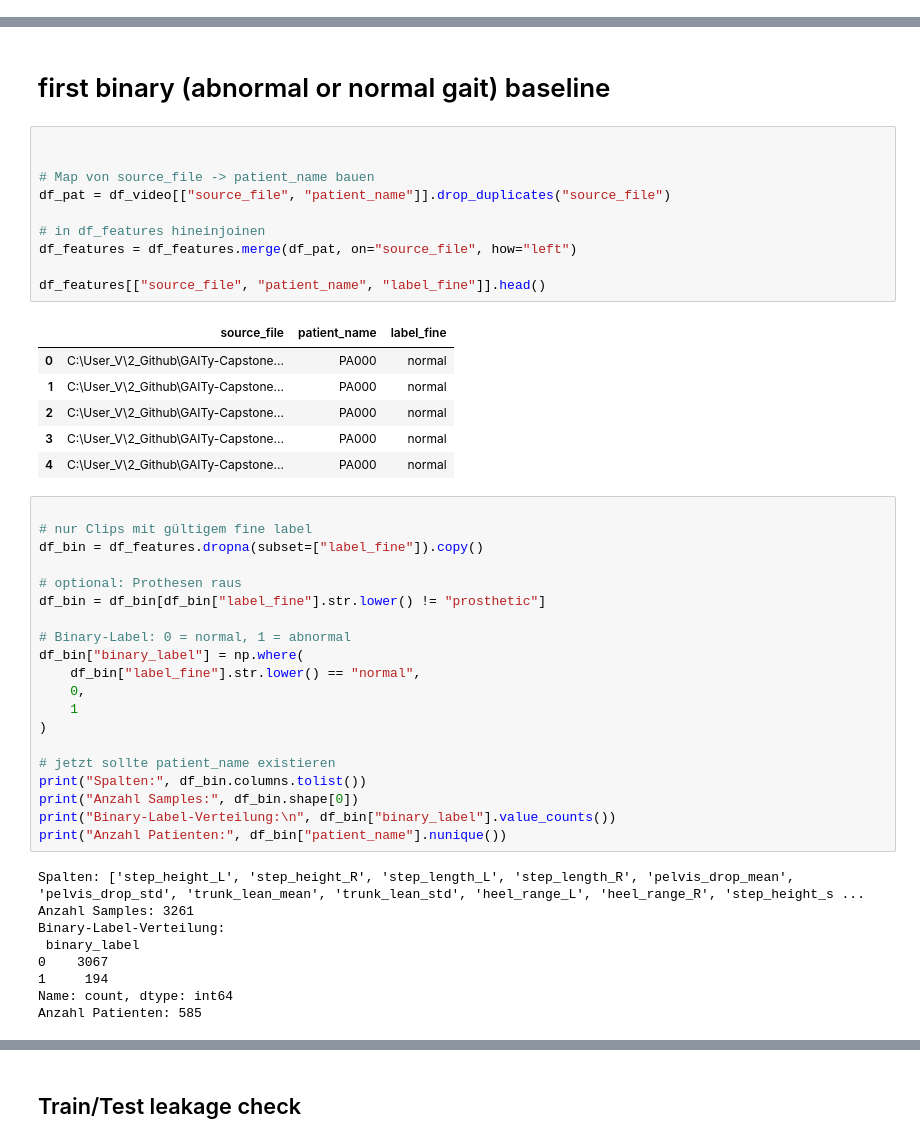
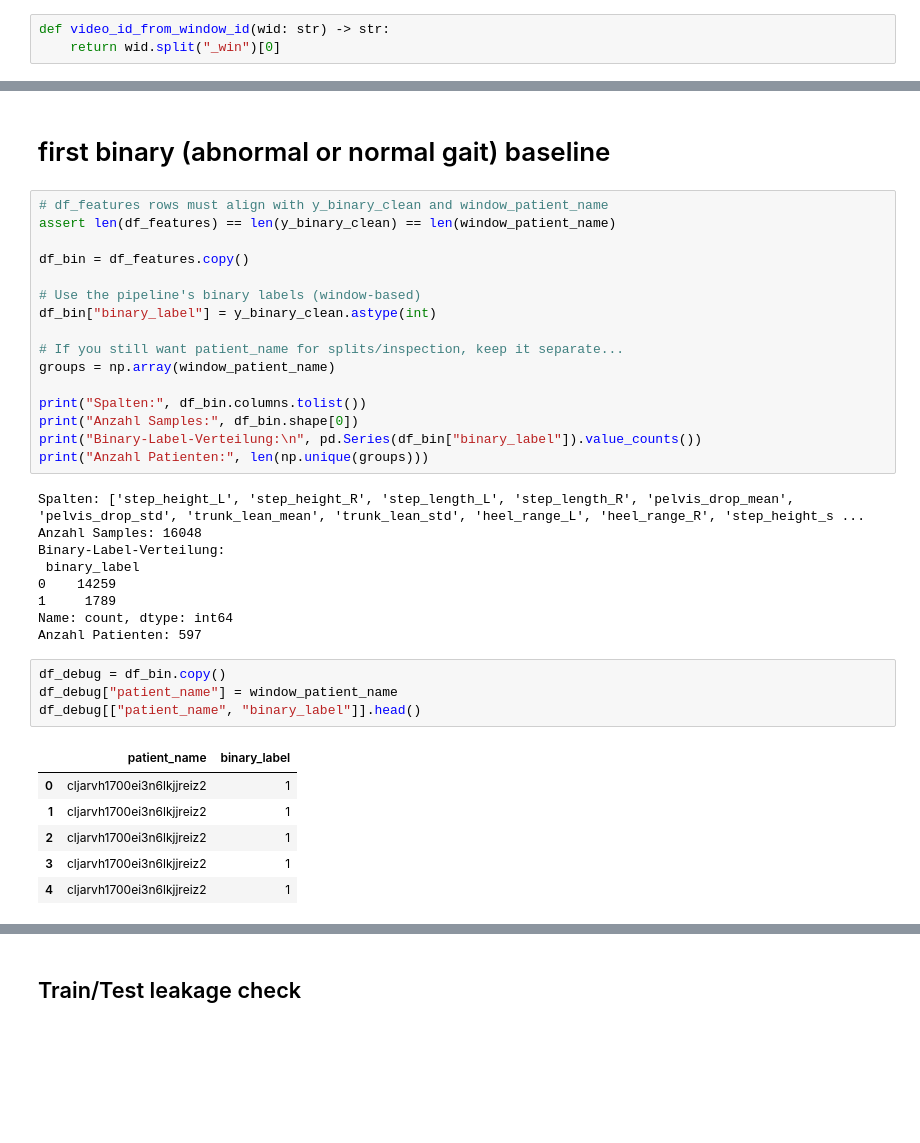
Before and after one commit to vaibhavredekar/GAITy-Capstone-Modeling, a Jupyter notebook: notebooks/XGBoost_based_on_feature_extraction.ipynb, the cells around one changed output, grey strips where cells are left out. Drawn from its saved outputs; the diff is of its cells as text; blank space fills up the shorter version.

Commit message:
Window-based gait pipeline with QC, clean feature extraction, and patient-safe group splits

```diff
--- a/notebooks/XGBoost_based_on_feature_extraction.ipynb
+++ b/notebooks/XGBoost_based_on_feature_extraction.ipynb
@@ -206,0 +120,3 @@ Name: count, dtype: int64
+# %%
+def video_id_from_window_id(wid: str) -> str:
+    return wid.split("_win")[0]
@@ -208,49 +292,39 @@ Name: count, dtype: int64
 ---
 # %% [markdown]
 # first binary (abnormal or normal gait) baseline
-# %%
-
-
-# Map von source_file -> patient_name bauen
-df_pat = df_video[["source_file", "patient_name"]].drop_duplicates("source_file")
-
-# in df_features hineinjoinen
-df_features = df_features.merge(df_pat, on="source_file", how="left")
-
-df_features[["source_file", "patient_name", "label_fine"]].head()
-# %% [output]
-|  | source_file | patient_name | label_fine |
-| 0 | C:\User_V\2_Github\GAITy-Capstone... | PA000 | normal |
-| 1 | C:\User_V\2_Github\GAITy-Capstone... | PA000 | normal |
-| 2 | C:\User_V\2_Github\GAITy-Capstone... | PA000 | normal |
-| 3 | C:\User_V\2_Github\GAITy-Capstone... | PA000 | normal |
-| 4 | C:\User_V\2_Github\GAITy-Capstone... | PA000 | normal |
 # %%
+# df_features rows must align with y_binary_clean and window_patient_name
+assert len(df_features) == len(y_binary_clean) == len(window_patient_name)
 
-# nur Clips mit gültigem fine label
-df_bin = df_features.dropna(subset=["label_fine"]).copy()
+df_bin = df_features.copy()
 
-# optional: Prothesen raus
-df_bin = df_bin[df_bin["label_fine"].str.lower() != "prosthetic"]
+# Use the pipeline's binary labels (window-based)
+df_bin["binary_label"] = y_binary_clean.astype(int)
 
-# Binary-Label: 0 = normal, 1 = abnormal
-df_bin["binary_label"] = np.where(
-    df_bin["label_fine"].str.lower() == "normal",
-    0,
-    1
-)
+# If you still want patient_name for splits/inspection, keep it separate...
+groups = np.array(window_patient_name)
 
-# jetzt sollte patient_name existieren
 print("Spalten:", df_bin.columns.tolist())
 print("Anzahl Samples:", df_bin.shape[0])
-print("Binary-Label-Verteilung:\n", df_bin["binary_label"].value_counts())
-print("Anzahl Patienten:", df_bin["patient_name"].nunique())
+print("Binary-Label-Verteilung:\n", pd.Series(df_bin["binary_label"]).value_counts())
+print("Anzahl Patienten:", len(np.unique(groups)))
 # %% [output]
 Spalten: ['step_height_L', 'step_height_R', 'step_length_L', 'step_length_R', 'pelvis_drop_mean', 'pelvis_drop_std', 'trunk_lean_mean', 'trunk_lean_std', 'heel_range_L', 'heel_range_R', 'step_height_s ...
-Anzahl Samples: 3261
+Anzahl Samples: 16048
 Binary-Label-Verteilung:
  binary_label
-0    3067
-1     194
+0    14259
+1     1789
 Name: count, dtype: int64
-Anzahl Patienten: 585
+Anzahl Patienten: 597
+# %%
+df_debug = df_bin.copy()
+df_debug["patient_name"] = window_patient_name
+df_debug[["patient_name", "binary_label"]].head()
+# %% [output]
+|  | patient_name | binary_label |
+| 0 | cljarvh1700ei3n6lkjjreiz2 | 1 |
+| 1 | cljarvh1700ei3n6lkjjreiz2 | 1 |
+| 2 | cljarvh1700ei3n6lkjjreiz2 | 1 |
+| 3 | cljarvh1700ei3n6lkjjreiz2 | 1 |
+| 4 | cljarvh1700ei3n6lkjjreiz2 | 1 |
```
Also changed, not shown: parts of 39 cells of this notebook, 1 other file.
